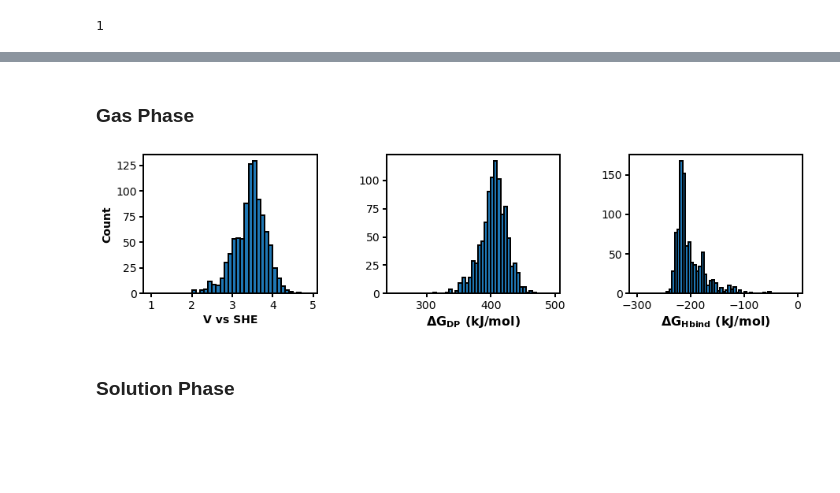
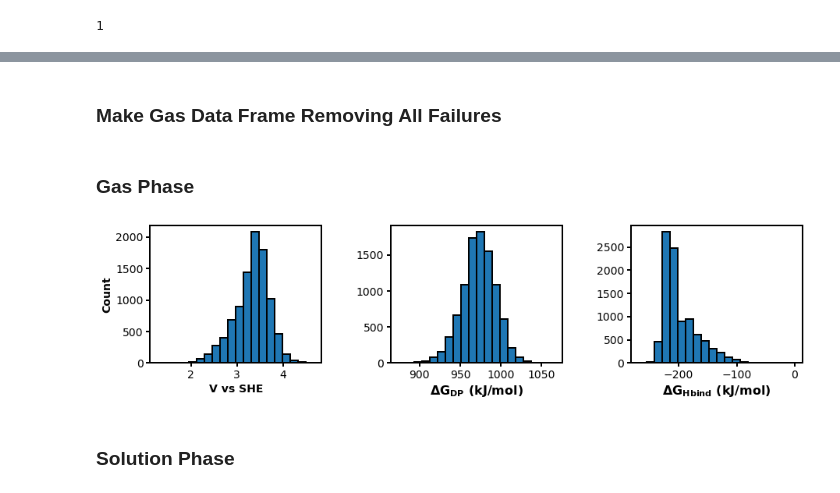
Before and after one commit to jmaalouf23/ylide, a Jupyter notebook: Library/ipynbs/Ylide_Data_Visualization.ipynb, the cells around one changed output, grey strips where cells are left out. Drawn from its saved outputs; the diff is of its cells as text; code cells hidden in the pictures; blank space fills up the shorter version.

```diff
--- a/Library/ipynbs/Ylide_Data_Visualization.ipynb
+++ b/Library/ipynbs/Ylide_Data_Visualization.ipynb
@@ -46,33 +48,33 @@ importlib.reload(energydiagram)
 # %%
-with open("pickled_data/num_atoms.pkl","rb") as file: #This may have been overwritten in the data_analysis code
+with open("../pickled_data/num_atoms.pkl","rb") as file: #This may have been overwritten in the data_analysis code
     pickle_off = pickle.Unpickler(file)
     num_atoms= pickle_off.load()
 
-with open("pickled_data/num_atoms_total.pkl","rb") as file: #This may have been overwritten in the data_analysis code
+with open("../pickled_data/num_atoms_total.pkl","rb") as file: #This may have been overwritten in the data_analysis code
     pickle_off = pickle.Unpickler(file)
     num_atoms_total= pickle_off.load()
 
-with open("pickled_data/wall_time_gas.pkl","rb") as file: #This may have been overwritten in the data_analysis code
+with open("../pickled_data/wall_time_gas.pkl","rb") as file: #This may have been overwritten in the data_analysis code
     pickle_off = pickle.Unpickler(file)
     wall_time_gas= pickle_off.load()
 
-with open("pickled_data/wall_time_solv.pkl","rb") as file: #This may have been overwritten in the data_analysis code
+with open("../pickled_data/wall_time_solv.pkl","rb") as file: #This may have been overwritten in the data_analysis code
     pickle_off = pickle.Unpickler(file)
     wall_time_solv= pickle_off.load()
 
-with open("pickled_data/failed_dict_gas.pkl","rb") as file: #This may have been overwritten in the data_analysis code
+with open("../pickled_data/failed_dict_gas.pkl","rb") as file: #This may have been overwritten in the data_analysis code
     pickle_off = pickle.Unpickler(file)
     failed_dict_gas= pickle_off.load()
 
-with open("pickled_data/failed_dict_solv.pkl","rb") as file: #This may have been overwritten in the data_analysis code
+with open("../pickled_data/failed_dict_solv.pkl","rb") as file: #This may have been overwritten in the data_analysis code
     pickle_off = pickle.Unpickler(file)
     failed_dict_solv= pickle_off.load()
 
-with open("pickled_data/bde_dict.pkl","rb") as file: #This may have been overwritten in the data_analysis code
+with open("../pickled_data/bde_dict.pkl","rb") as file: #This may have been overwritten in the data_analysis code
     pickle_off = pickle.Unpickler(file)
     bde_dict= pickle_off.load()
 
-data_gas=np.load(f'pickled_data/data_gas.npy')
-data_solv=np.load(f'pickled_data/data_solv.npy')
+data_gas=np.load(f'../pickled_data/data_gas.npy')
+data_solv=np.load(f'../pickled_data/data_solv.npy')
 data=[data_gas,data_solv]
 wall_time=[wall_time_gas,wall_time_solv]
@@ -212,0 +252,2 @@ bad=np.where(data[1][:,7]>6)
+# %% [markdown]
+### Make Gas Data Frame Removing All Failures
@@ -215,31 +268,35 @@ bad=np.where(data[1][:,7]>6)
 # %%
 functional='M062X'
 basis= 'Def2TZVP'
 solvorgas='gas'
 solvmethod='SMD'
 
 dpfe='$\mathregular{\Delta G_{DP}}$'
 ghb='$\mathregular{\Delta G_{Hbind} } $'
 
 
-b=list(np.arange(1,5,0.1))
-b2=list(np.arange(250,500,5))
-b3=list(np.arange(-300,0,5))
+# b=list(np.arange(1,5,0.1))
+# #b2=list(np.arange(250,500,5))
+# b2=list(np.arange(850,1100,5))
+# b3=list(np.arange(-300,0,5))
 
 
 fig,(ax1,ax2,ax3)=plt.subplots(1,3,figsize=(15,15))
-pl.hist(ax1,data[0][succ[0],7],bins=b,color='tab:blue',xlabel='V vs SHE',ylabel='Count',labelsize=14,fontsize=14)
-pl.hist(ax2,data[0][succ[0],8],bins=b2,color='tab:blue',xlabel=f'{dpfe} (kJ/mol)',ylabel='',labelsize=14,fontsize=16)
-pl.hist(ax3,data[0][succ[0],9],bins=b3,color='tab:blue',xlabel=f'{ghb} (kJ/mol)',ylabel='',labelsize=14,fontsize=16)
+# pl.hist(ax1,data[0][succ[0],7],bins=b,color='tab:blue',xlabel='V vs SHE',ylabel='Count',labelsize=14,fontsize=14)
+# pl.hist(ax2,data[0][succ[0],8],bins=b2,color='tab:blue',xlabel=f'{dpfe} (kJ/mol)',ylabel='',labelsize=14,fontsize=16)
+# pl.hist(ax3,data[0][succ[0],9],bins=b3,color='tab:blue',xlabel=f'{ghb} (kJ/mol)',ylabel='',labelsize=14,fontsize=16)
+pl.hist(ax1,data[0][succ[0],7],color='tab:blue',xlabel='V vs SHE',ylabel='Count',labelsize=14,fontsize=14)
+pl.hist(ax2,data[0][succ[0],8],color='tab:blue',xlabel=f'{dpfe} (kJ/mol)',ylabel='',labelsize=14,fontsize=16)
+pl.hist(ax3,data[0][succ[0],9],color='tab:blue',xlabel=f'{ghb} (kJ/mol)',ylabel='',labelsize=14,fontsize=16)
 max_xticks = 8
 xloc = plt.MaxNLocator(max_xticks)
 #ax1.xaxis.set_major_locator(xloc)
 #ax2.xaxis.set_major_locator(xloc)
 
 plt.subplots_adjust(wspace=0.4)
-plt.savefig(f'Figures/Energy_Hist_{solvorgas}.png',dpi=600)
+plt.savefig(f'../Figures/Energy_Hist_{solvorgas}.png',dpi=600)
 # %% [output]
-[figure, old version]
+[figure, new version]
 # %% [markdown]
 ### Solution Phase
 # %%
```
Also changed, not shown: parts of 16 cells of this notebook, 9 other files.
